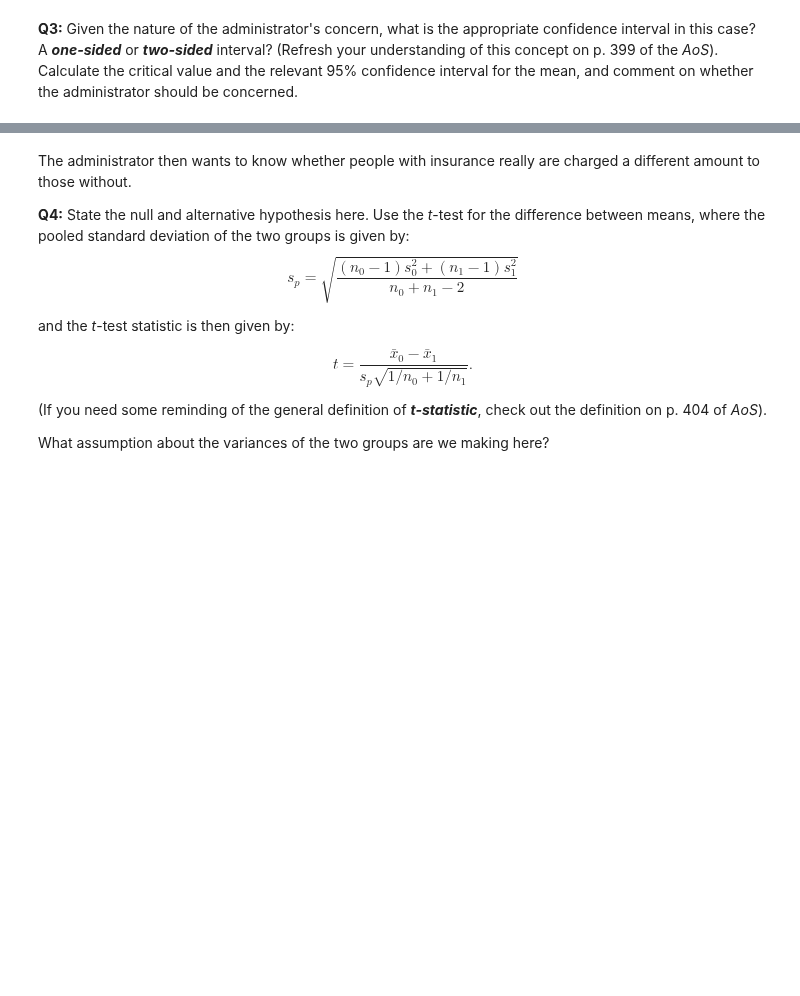
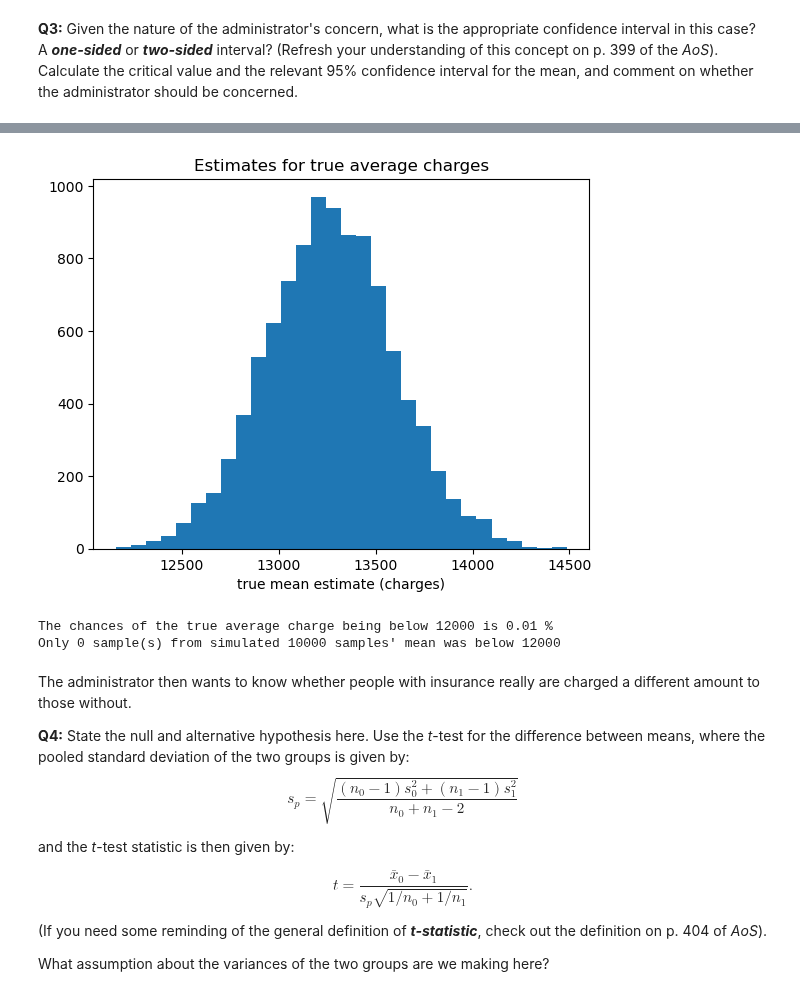
Before and after one commit to dibotilobe/springboard, a Jupyter notebook: Unit 22.1 Case Study - Frequentist Inference/Frequentist Case Study/Frequentist Inference Case Study - Part B (2).ipynb, the cells around one changed output, grey strips where cells are left out. Cells and saved outputs as stored; diff of their text form; code cells hidden in the pictures; blank space fills up the shorter version.

```diff
--- a/Unit 22.1 Case Study - Frequentist Inference/Frequentist Case Study/Frequentist Inference Case Study - Part B (2).ipynb
+++ b/Unit 22.1 Case Study - Frequentist Inference/Frequentist Case Study/Frequentist Inference Case Study - Part B (2).ipynb
@@ -61,0 +82,9 @@ __A:__
+# %%
+def sampler(data, n_count = 10000):
+    n_sample = len(data)
+    samples = np.empty(n_count)
+    for i in range(n_count):
+        samples[i] = np.mean(np.random.choice(data, n_sample))
+    return samples
+
+samples = sampler(data = medical.charges)
@@ -62,3 +95,18 @@ __A:__
+# %%
+plt.hist(samples, bins = 30)
+plt.xlabel("true mean estimate (charges)")
+plt.ylabel("")
+plt.title("Estimates for true average charges")
+plt.show()
+# %% [output]
+[figure, added]
+# %%
+from scipy.stats import norm
+print("The chances of the true average charge being below 12000 is", round(norm.cdf(12000, loc=np.mean(samples), scale=np.std(samples)), 4)*100, "%")
+print("Only", np.sum(samples < 12000), "sample(s) from simulated", len(samples), "samples' mean was below 12000")
+# %% [output]
+The chances of the true average charge being below 12000 is 0.01 %
+Only 0 sample(s) from simulated 10000 samples' mean was below 12000
 # %% [markdown]
 The administrator then wants to know whether people with insurance really are charged a different amount to those without.
 
```
Also changed, not shown: parts of 20 cells of this notebook.
